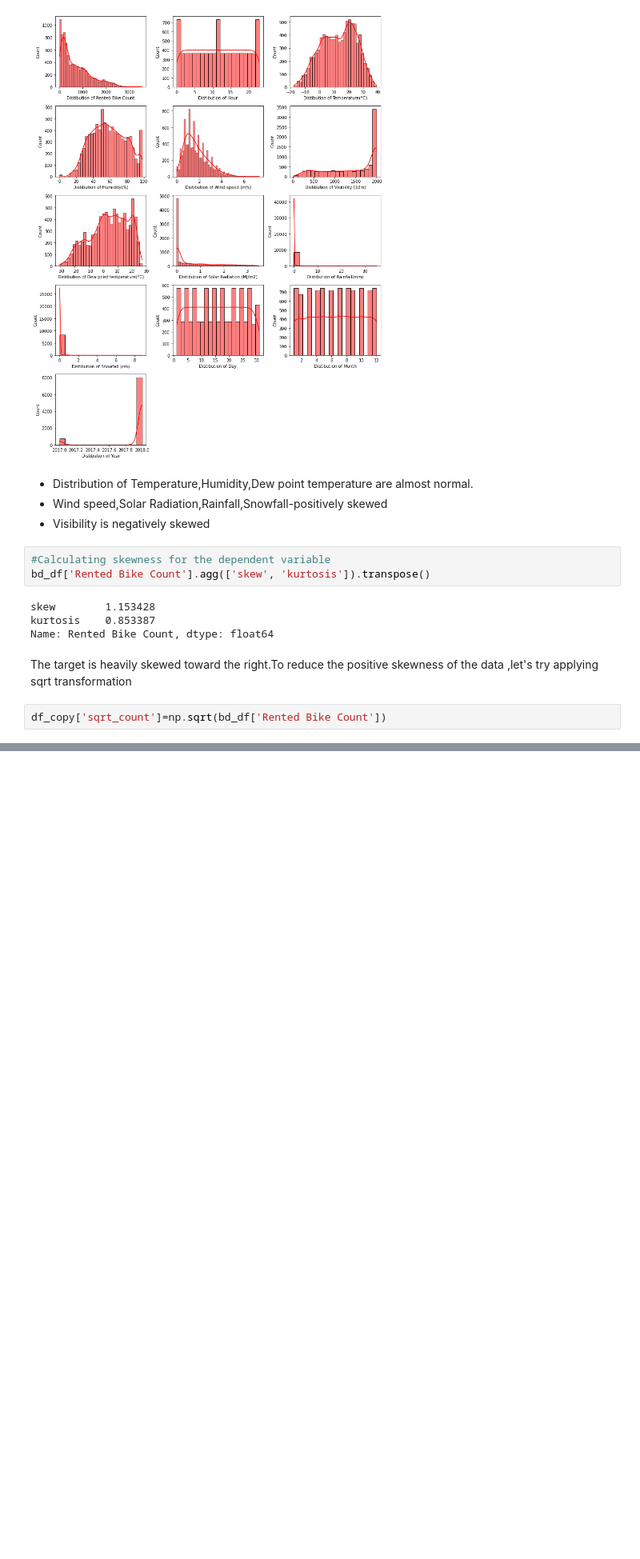
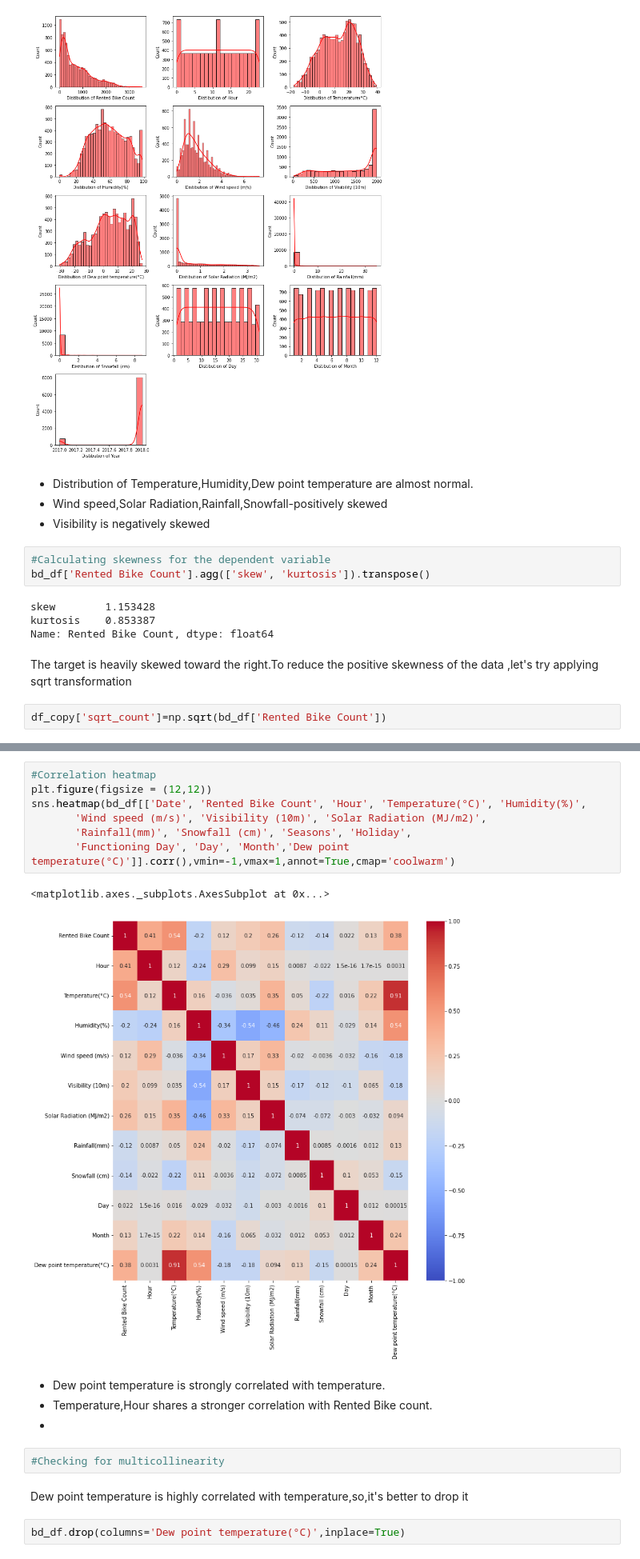
Before and after one commit to RadhikaRM/BikeShareDemandprediction, a Jupyter notebook: Bike_Sharing_Prediction.ipynb, the cells around one changed output, grey strips where cells are left out. Shown at 80% size. Cells and saved outputs as stored; diff of their text form; blank space fills up the shorter version.

```diff
--- a/Bike_Sharing_Prediction.ipynb
+++ b/Bike_Sharing_Prediction.ipynb
@@ -194,0 +225,20 @@ df_copy['sqrt_count']=np.sqrt(bd_df['Rented Bike Count'])
+# %%
+#Correlation heatmap
+plt.figure(figsize = (12,12))
+sns.heatmap(bd_df[['Date', 'Rented Bike Count', 'Hour', 'Temperature(°C)', 'Humidity(%)',
+       'Wind speed (m/s)', 'Visibility (10m)', 'Solar Radiation (MJ/m2)',
+       'Rainfall(mm)', 'Snowfall (cm)', 'Seasons', 'Holiday',
+       'Functioning Day', 'Day', 'Month','Dew point temperature(°C)']].corr(),vmin=-1,vmax=1,annot=True,cmap='coolwarm')
+# %% [output]
+<matplotlib.axes._subplots.AxesSubplot at 0x...>
+[figure, added]
+# %% [markdown]
+* Dew point temperature is strongly correlated with temperature.
+* Temperature,Hour shares a stronger correlation with Rented Bike count.
+*
+# %%
+#Checking for multicollinearity
+# %% [markdown]
+Dew point temperature is highly correlated with temperature,so,it's better to drop it
+# %%
+bd_df.drop(columns='Dew point temperature(°C)',inplace=True)
```
Also changed, not shown: parts of 10 cells of this notebook.
